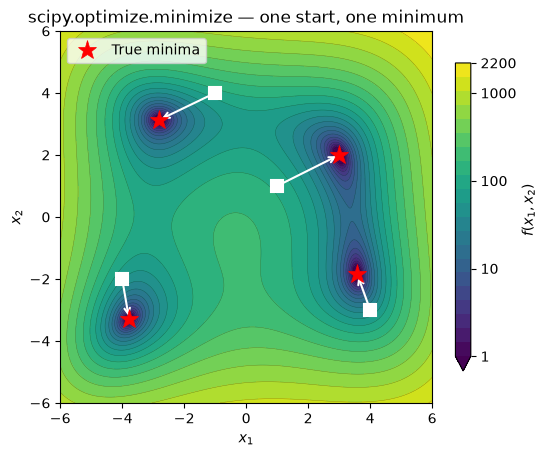
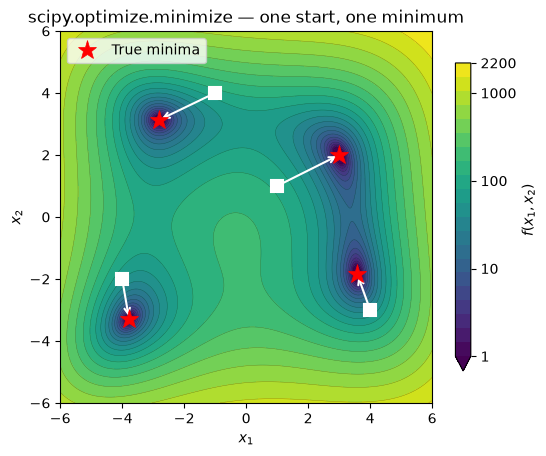
Unified diff of the notebook cell whose output changed from the first chart to the second:
--- before
+++ after
@@ -12,4 +12,5 @@
 ax_scipy.legend(loc="upper left")
 from pathlib import Path as _Path
-fig_scipy.savefig(_Path(__file__).resolve().parent.parent / "figures" / "developer" / "Himmelblau_scipy.png", dpi=150, bbox_inches="tight")
+_here = _Path(__file__).resolve().parent if "__file__" in globals() else _Path.cwd()
+fig_scipy.savefig(_here.parent / "figures" / "developer" / "Himmelblau_scipy.png", dpi=150, bbox_inches="tight")
 fig_scipy

Commit: Fix __file__ portability in cofi-paper notebooks; regenerate rendered outputs